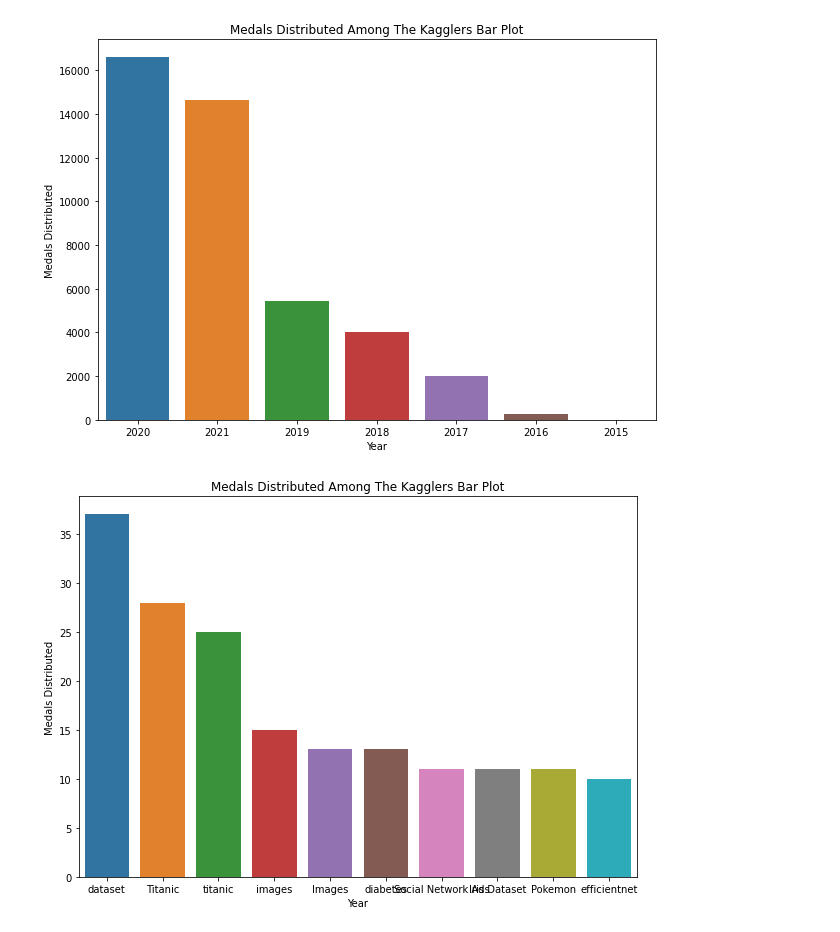
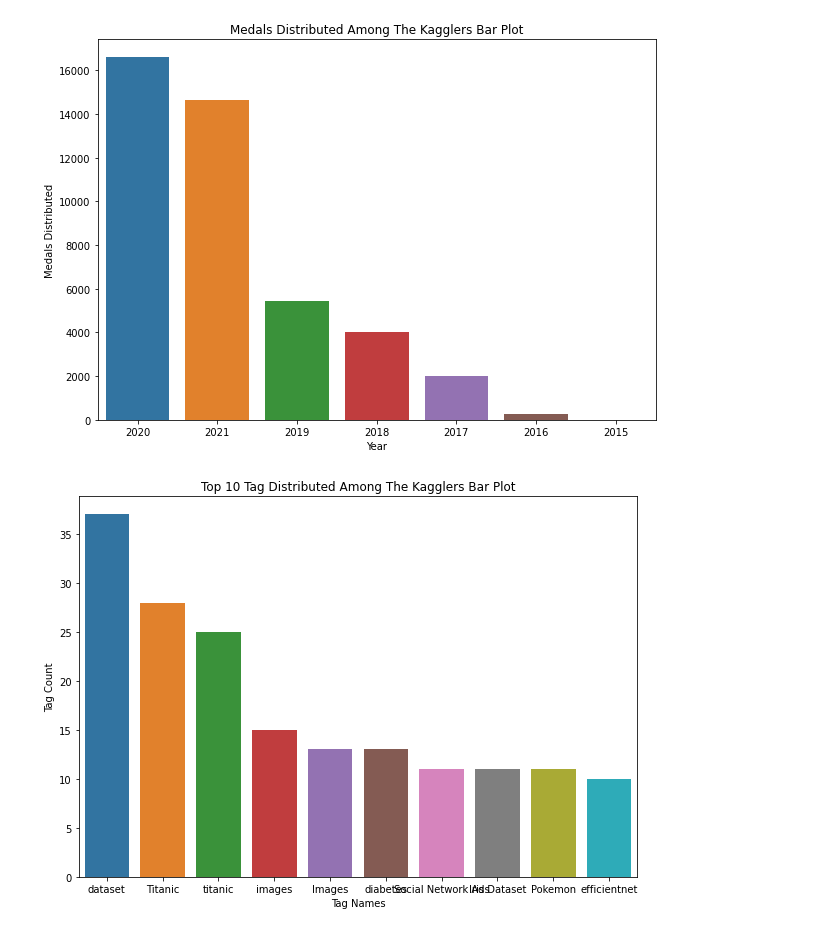
Before and after one commit to everydaycodings/Data-Science-End-To-End-Notebook-Project, a Jupyter notebook: Metadata_of_Kaggle_dataset.ipynb, the cells around one changed output. Drawn from its saved outputs; the diff is of its cells as text; code cells hidden in the pictures.

Commit message:
Project Completed Metadata of Kaggle dataset.ipynb

```diff
--- a/Metadata_of_Kaggle_dataset.ipynb
+++ b/Metadata_of_Kaggle_dataset.ipynb
@@ -97,14 +111,14 @@ plt.show()
 # %%
 top10_titles = data["title"].value_counts().head(10).reset_index()
 plt.figure(figsize=(10,7))
 sns.barplot(x="index" ,y="title" ,data=top10_titles)
-plt.title("Medals Distributed Among The Kagglers Bar Plot")
-plt.xlabel("Year")
-plt.ylabel("Medals Distributed")
+plt.title("Top 10 Tag Distributed Among The Kagglers Bar Plot")
+plt.xlabel("Tag Names")
+plt.ylabel("Tag Count")
 #plt.xticks(rotation=90)
 plt.show()
 # %% [output]
-[figure, old version]
+[figure, new version]
 # %%
 top10_category = data["key"].value_counts()[1:].head(10).reset_index()
 top10_category["index"] = top10_category["index"].str.replace("[", "", regex=True).replace("]", "", regex=True).replace("'", "", regex=True)
```
Also changed, not shown: parts of 12 cells of this notebook.
